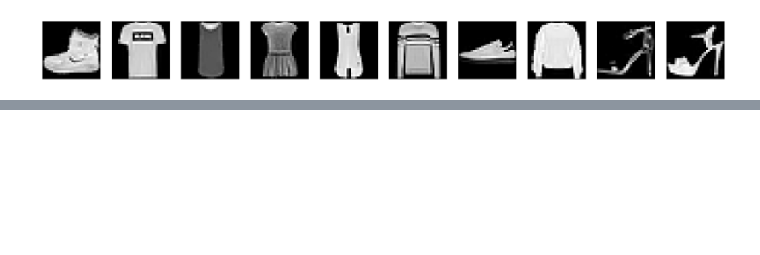
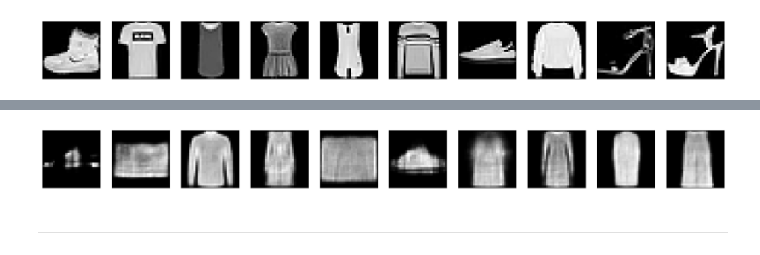
Before and after one commit to Sann-Htet/Deeping-Learning-with-Tensorflow-and-Keras, a Jupyter notebook: Chapter 08/Variational_autoencoders.ipynb, the cells around one changed output, grey strips where cells are left out. Cells and saved outputs as stored; diff of their text form; code cells hidden in the pictures; blank space fills up the shorter version.

Commit message:
generate fasion MNIST images via variational autoencoder

```diff
--- a/Chapter 08/Variational_autoencoders.ipynb
+++ b/Chapter 08/Variational_autoencoders.ipynb
@@ -49,0 +77,5 @@ learning_rate = 0.001
+# %%
+model = VAE([hidden_dim, latent_dim])
+model.build(input_shape=(4, image_size))
+model.summary()
+optimizer = tf.keras.optimizers.Adam(learning_rate)
@@ -49,0 +153,21 @@ learning_rate = 0.001
+# %%
+z = tf.random.normal((batch_size, latent_dim))
+out = model.decode(z)  # decode with sigmoid
+out = tf.reshape(out, [-1, 28, 28]).numpy() * 255
+out = out.astype(np.uint8)
+# %%
+number = 10  # how many digits we will display
+plt.figure(figsize=(20, 4))
+
+for index in range(number):
+    # display original
+    ax = plt.subplot(2, number, index + 1)
+    plt.imshow(out[index], cmap='gray')
+    ax.get_xaxis().set_visible(False)
+    ax.get_yaxis().set_visible(False)
+
+plt.show()
+# %% [output]
+[figure, added]
+# %% [markdown]
+---
```
Also changed, not shown: parts of 6 cells of this notebook.
